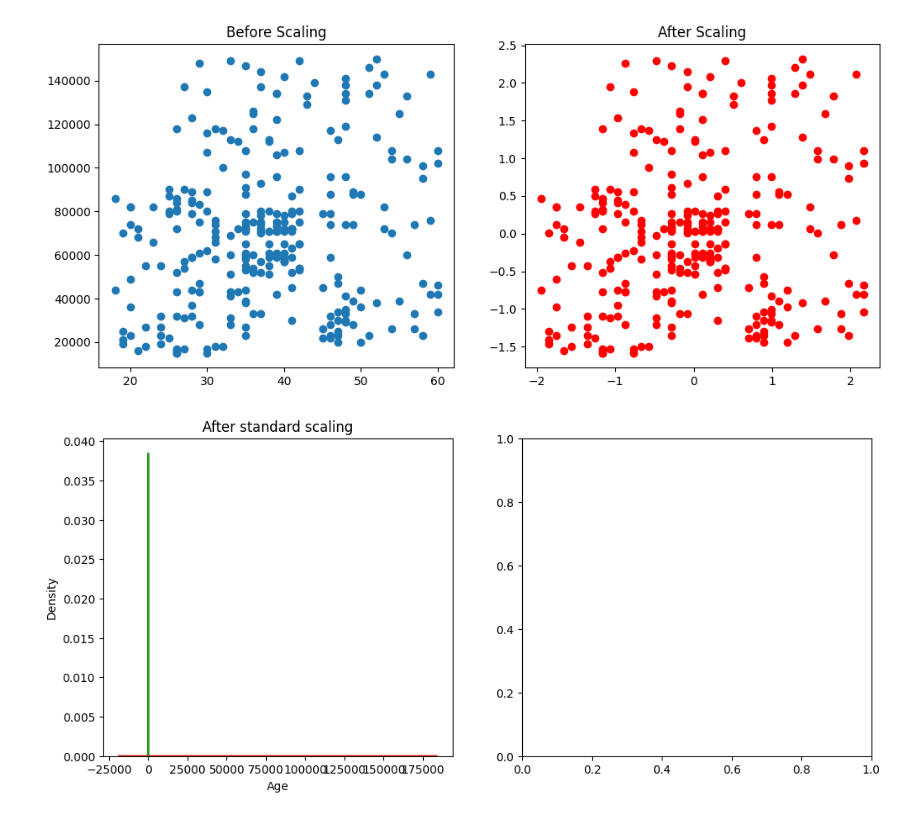
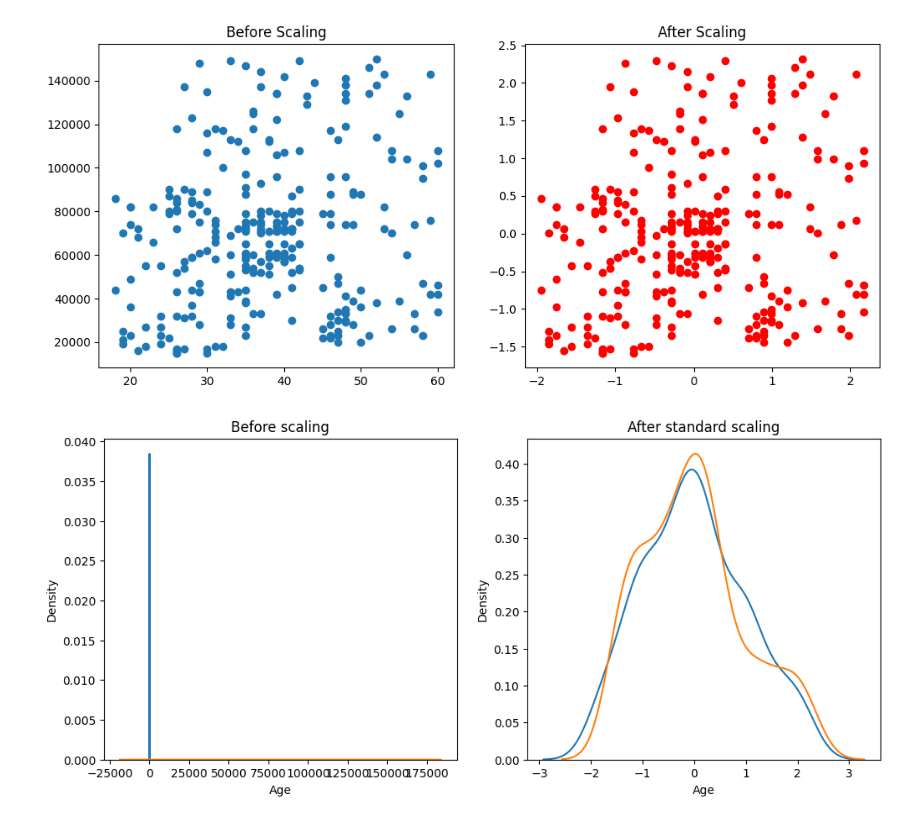
Before and after one commit to ShauryaPrakashVerma/Machine_Learning_Practice, a Jupyter notebook: 23_Feature_Scaling_Standardization.ipynb, the cells around one changed output. Cells and saved outputs as stored; diff of their text form; code cells hidden in the pictures.

```diff
--- a/23_Feature_Scaling_Standardization.ipynb
+++ b/23_Feature_Scaling_Standardization.ipynb
@@ -189,17 +189,16 @@ plt.show()
 # %%
 fig, (ax1, ax2) = plt.subplots(ncols=2, figsize=(12, 5))
 
-# before_scaling
-
+# Before scaling
 sns.kdeplot(X_train['Age'], ax=ax1)
 sns.kdeplot(X_train['EstimatedSalary'], ax=ax1)
 ax1.set_title("Before scaling")
 
-# after_scaling
-ax1.set_title("After standard scaling")
-sns.kdeplot(X_train['Age'], ax=ax1)
-sns.kdeplot(X_train['EstimatedSalary'], ax=ax1)
+# After scaling
+sns.kdeplot(X_train_scaled['Age'], ax=ax2)
+sns.kdeplot(X_train_scaled['EstimatedSalary'], ax=ax2)
+ax2.set_title("After standard scaling")
 
 plt.show()
 # %% [output]
-[figure, old version]
+[figure, new version]
```
Also changed, not shown: parts of 27 cells of this notebook.
